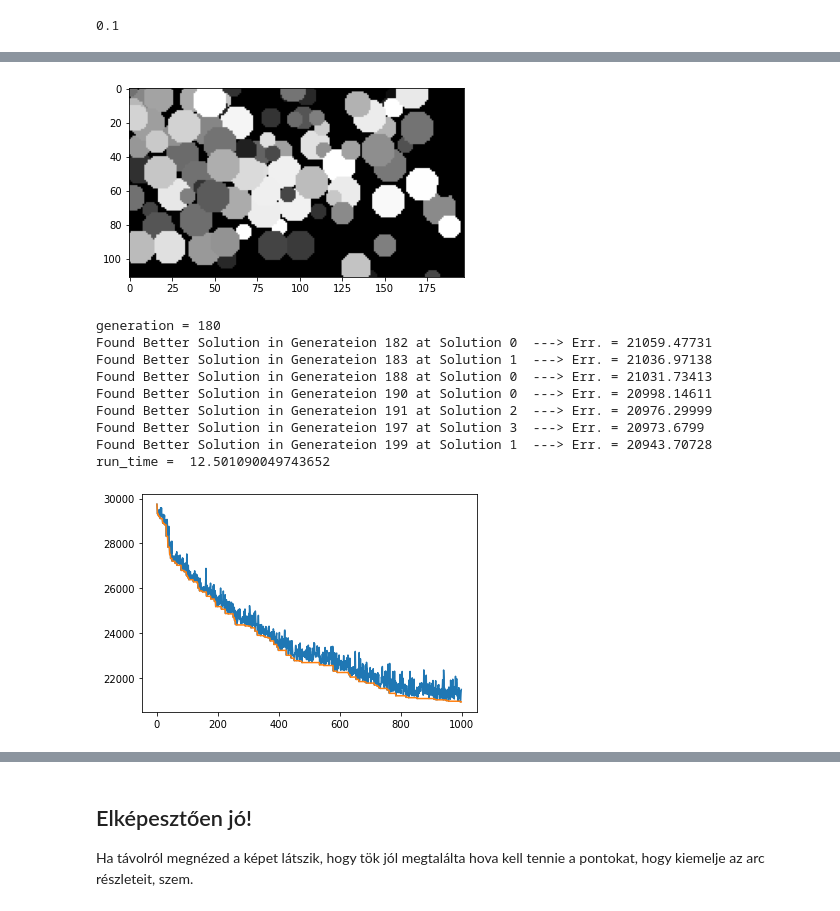
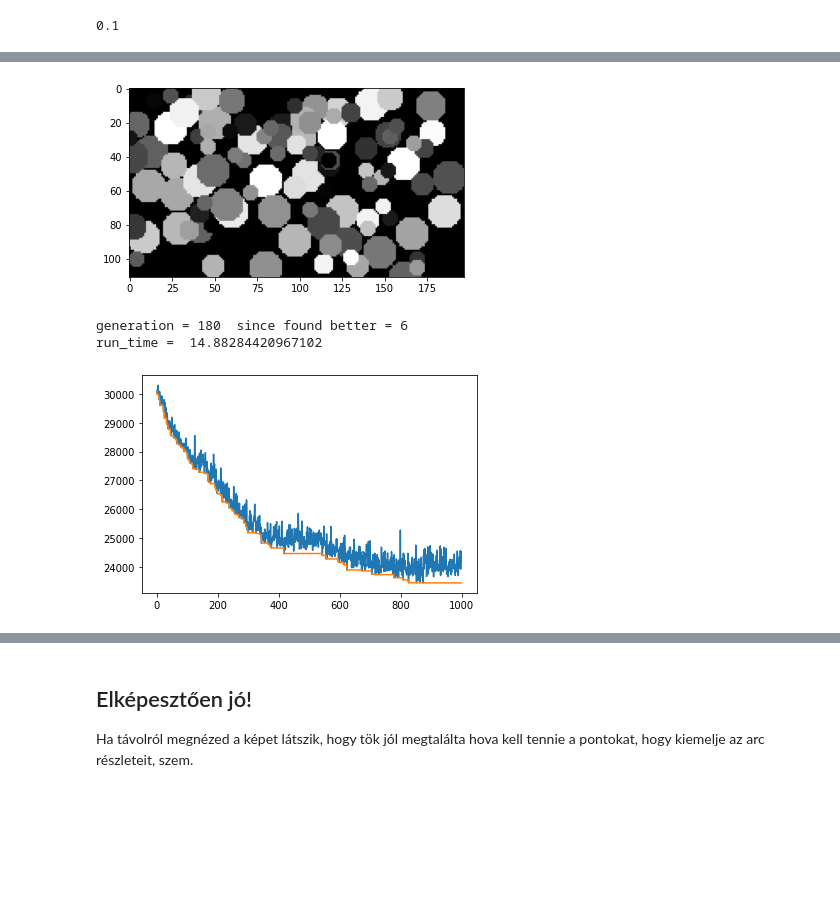
Before and after one commit to JoDeMiro/LuaLisa, a Jupyter notebook: Lua_Lisa_08_Generation.ipynb, the cells around one changed output, grey strips where cells are left out. Cells and saved outputs as stored; diff of their text form; code cells hidden in the pictures; blank space fills up the shorter version.

Commit message:
Mutable Z-order

```diff
--- a/Lua_Lisa_08_Generation.ipynb
+++ b/Lua_Lisa_08_Generation.ipynb
@@ -163,9 +163,9 @@ print(type(pic1))
 
 print(pic1.shape)
 
-red1   = pic1[:, :, 0]
-green1 = pic1[:, :, 1]
-blue1  = pic1[:, :, 2]
+red1   = pic1[:-4, :-4, 0]
+green1 = pic1[:-4, :-4, 1]
+blue1  = pic1[:-4, :-4, 2]
 
 fig, (ax1, ax2, ax3, ax4) = plt.subplots(1, 4, figsize=(20, 8))
 
@@ -177,6 +177,7 @@ ax4.imshow(blue1, cmap='gray'); ax4.set_title('Blue')
 print('min {} and max {}'.format(red1.min(), red1.max()))
 print(pic1.dtype)
 print(red1.dtype)
+print(red1.shape)
 
 plt.show()
 # %% [output]
@@ -477,45 +543,44 @@ run_time =  0.15123653411865234
 height, width = gray.shape[0], gray.shape[1]
 print('w:', width, 'h:', height)
 
 # ------- Circle parameters -------------
 number_of_cirles = 100
 min_circle_radius = 5
 max_circle_radius = 10
 
 # ------- Evoltuion paramters -----------
 
 rf_r = 10                                # <-- ennyivel tudja módosítani +/- az _r értékét a mutációval  ---> row pozíció (vagy y cord) módosítója
 rf_c = 5                                 # <-- ennyivel tudja módosítani +/- az _c értékét a mutációval  ---> col pozíció (vagy x cord) módosítója
 rf_rr = 3                                # <-- ennyivel tudja módosítani +/- az _rr és a _cr érétkét a mutációval    ---> radius módosítója
 rf_v = 0.25                              # <-- ennyivel tudja módosítani +6- a  _value értékét
 
 # ------- Evoltuion paramters -----------
 print_every_solution_result  = False
 
 
 # ------- Run evolution ----------------
 
 evolution = Evolution(original_image = gray)
 
 evolution.setup_evolution(rf_r, rf_c, rf_rr, rf_v)
 
 evolution.init_solution(number_of_cirles, min_circle_radius, max_circle_radius)
 
-evolution.run_evolution(immediately_update = False, generation = 200, population = 5, selection_rate = 0.1, show_time = 20)
+evolution.run_evolution(immediately_update = False,
+                        generation = 200,
+                        population = 5,
+                        selection_rate = 0.1,
+                        z_order_selection_rate = 0.0,
+                        z_ordered = True,
+                        show_time = 20)
 
 evolution.show_history()
 # %% [output]
-[figure, old version]
+[figure, new version]
-generation = 180
-Found Better Solution in Generateion 182 at Solution 0  ---> Err. = 21059.47731
-Found Better Solution in Generateion 183 at Solution 1  ---> Err. = 21036.97138
-Found Better Solution in Generateion 188 at Solution 0  ---> Err. = 21031.73413
-Found Better Solution in Generateion 190 at Solution 0  ---> Err. = 20998.14611
-Found Better Solution in Generateion 191 at Solution 2  ---> Err. = 20976.29999
-Found Better Solution in Generateion 197 at Solution 3  ---> Err. = 20973.6799
-Found Better Solution in Generateion 199 at Solution 1  ---> Err. = 20943.70728
-run_time =  12.501090049743652
+generation = 180  since found better = 6
+run_time =  14.88284420967102
-[figure, old version]
+[figure, new version]
 # %%
 # Ha tovább akarom tanítani a modellt, akkor semmi mást nem kell tennem, csak
 # ismét meghívnom a ... és nem szabad meghívni az init_solution metodust
```
Also changed, not shown: parts of 38 cells of this notebook.
